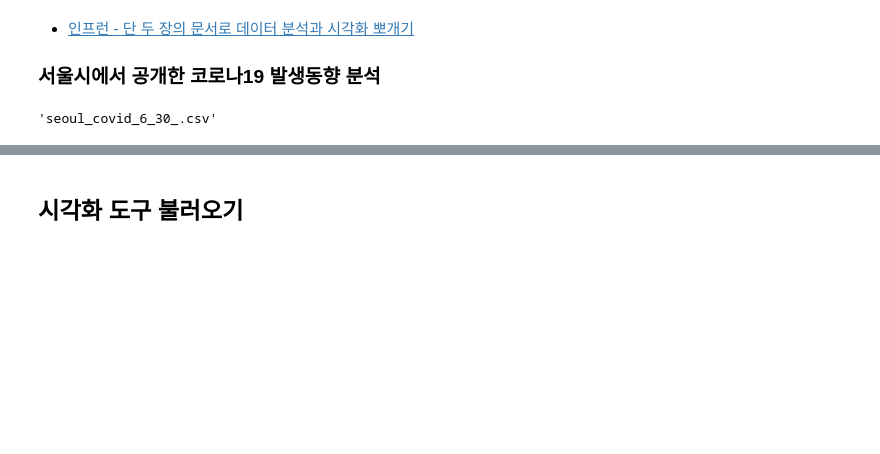
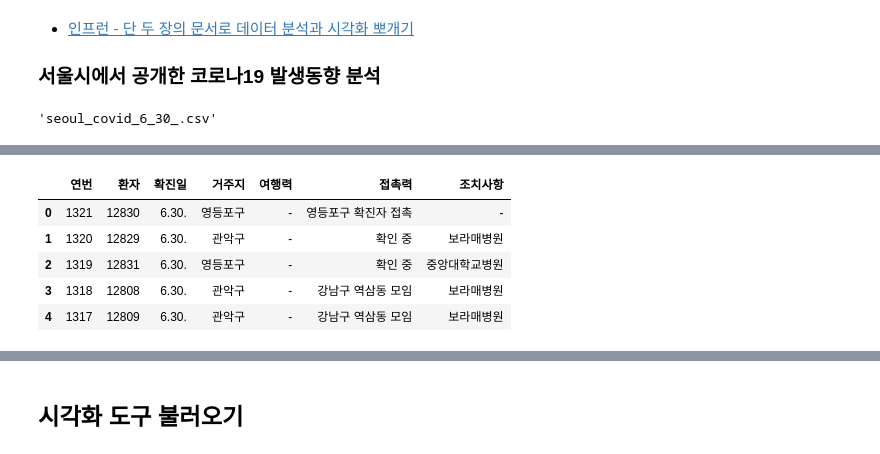
Before and after one commit to nz663633/data-analysis-viz, a Jupyter notebook: seoul-covid-19-02-eda-input.ipynb, the cells around one changed output, grey strips where cells are left out. Cells and saved outputs as stored; diff of their text form; code cells hidden in the pictures; blank space fills up the shorter version.

Commit message:
feat: check CSV data using head and tail

```diff
--- a/seoul-covid-19-02-eda-input.ipynb
+++ b/seoul-covid-19-02-eda-input.ipynb
@@ -16,5 +16,8 @@ file_name
 # %%
 # 아래 코드의 주석을 풀고 바로 읽어올 수도 있습니다.
 pd.read_csv(file_name)
+
 # read_csv 로 csv 파일을 불러와 주세요.
+df = pd.read_csv(file_name, encoding="utf-8")
+df.shape
 # %% [output]
@@ -34,6 +41,17 @@ pd.read_csv(file_name)
 # %%
 # "연번"을 기준으로 역순으로 정렬합니다.
+
+df = df.sort_values(by="연번", ascending=False)
 # %%
 # head 로 미리보기를 합니다.
+
+df.head()
+# %% [output]
+|  | 연번 | 환자 | 확진일 | 거주지 | 여행력 | 접촉력 | 조치사항 |
+| 0 | 1321 | 12830 | 6.30. | 영등포구 | - | 영등포구 확진자 접촉 | - |
+| 1 | 1320 | 12829 | 6.30. | 관악구 | - | 확인 중 | 보라매병원 |
+| 2 | 1319 | 12831 | 6.30. | 영등포구 | - | 확인 중 | 중앙대학교병원 |
+| 3 | 1318 | 12808 | 6.30. | 관악구 | - | 강남구 역삼동 모임 | 보라매병원 |
+| 4 | 1317 | 12809 | 6.30. | 관악구 | - | 강남구 역삼동 모임 | 보라매병원 |
 # %%
 # tail 로 미리보기를 합니다.
```
Also changed, not shown: parts of 3 cells of this notebook.
